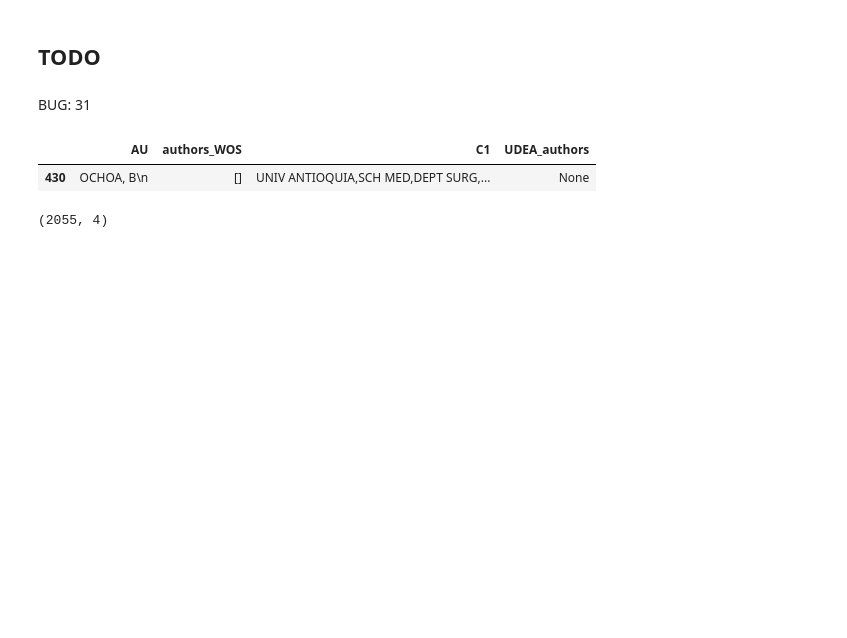
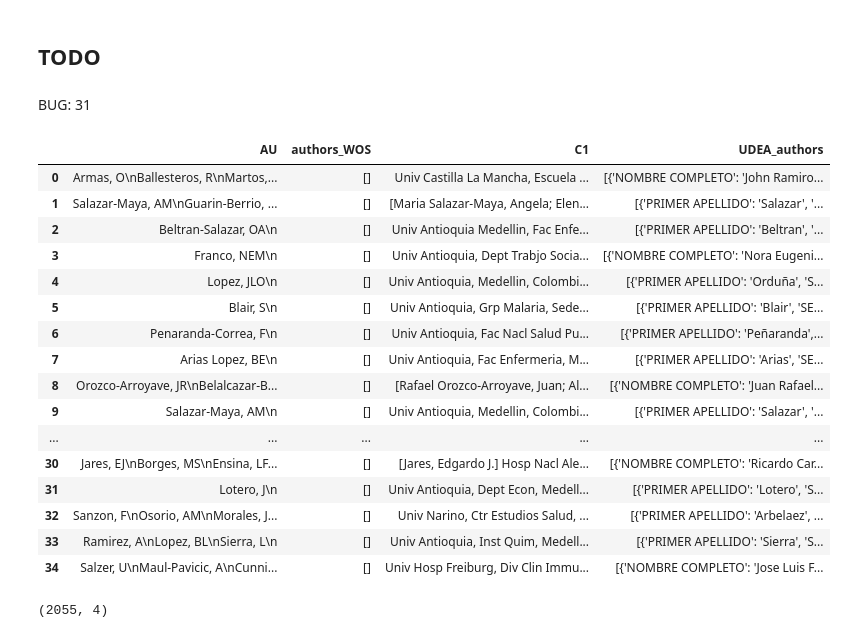
Before and after one commit to restrepo/medicion, a Jupyter notebook: cienciometria/Query_CTR-FCEN.ipynb, the cells around one changed output. Drawn from its saved outputs; the diff is of its cells as text; code cells hidden in the pictures; blank space fills up the shorter version.

```diff
--- a/cienciometria/Query_CTR-FCEN.ipynb
+++ b/cienciometria/Query_CTR-FCEN.ipynb
@@ -287,10 +287,25 @@ Name: full_name, dtype: int64
 BUG: 31
 # %%
 aw=UDEA[UDEA['authors_WOS'].apply(len)==0][['AU','authors_WOS','C1','UDEA_authors']].reset_index(drop=True)
-aw[430:431]
+aw[0:35]
 # %% [output]
 |  | AU | authors_WOS | C1 | UDEA_authors |
-| 430 | OCHOA, B\n | [] | UNIV ANTIOQUIA,SCH MED,DEPT SURG,... | None |
+| 0 | Armas, O\nBallesteros, R\nMartos,... | [] | Univ Castilla La Mancha, Escuela ... | [{'NOMBRE COMPLETO': 'John Ramiro... |
+| 1 | Salazar-Maya, AM\nGuarin-Berrio, ... | [] | [Maria Salazar-Maya, Angela; Elen... | [{'PRIMER APELLIDO': 'Salazar', '... |
+| 2 | Beltran-Salazar, OA\n | [] | Univ Antioquia Medellin, Fac Enfe... | [{'PRIMER APELLIDO': 'Beltran', '... |
+| 3 | Franco, NEM\n | [] | Univ Antioquia, Dept Trabjo Socia... | [{'NOMBRE COMPLETO': 'Nora Eugeni... |
+| 4 | Lopez, JLO\n | [] | Univ Antioquia, Medellin, Colombi... | [{'PRIMER APELLIDO': 'Orduña', 'S... |
+| 5 | Blair, S\n | [] | Univ Antioquia, Grp Malaria, Sede... | [{'PRIMER APELLIDO': 'Blair', 'SE... |
+| 6 | Penaranda-Correa, F\n | [] | Univ Antioquia, Fac Nacl Salud Pu... | [{'PRIMER APELLIDO': 'Peñaranda',... |
+| 7 | Arias Lopez, BE\n | [] | Univ Antioquia, Fac Enfermeria, M... | [{'PRIMER APELLIDO': 'Arias', 'SE... |
+| 8 | Orozco-Arroyave, JR\nBelalcazar-B... | [] | [Rafael Orozco-Arroyave, Juan; Al... | [{'NOMBRE COMPLETO': 'Juan Rafael... |
+| 9 | Salazar-Maya, AM\n | [] | Univ Antioquia, Medellin, Colombi... | [{'PRIMER APELLIDO': 'Salazar', '... |
+| ... | ... | ... | ... | ... |
+| 30 | Jares, EJ\nBorges, MS\nEnsina, LF... | [] | [Jares, Edgardo J.] Hosp Nacl Ale... | [{'NOMBRE COMPLETO': 'Ricardo Car... |
+| 31 | Lotero, J\n | [] | Univ Antioquia, Dept Econ, Medell... | [{'PRIMER APELLIDO': 'Lotero', 'S... |
+| 32 | Sanzon, F\nOsorio, AM\nMorales, J... | [] | Univ Narino, Ctr Estudios Salud, ... | [{'PRIMER APELLIDO': 'Arbelaez', ... |
+| 33 | Ramirez, A\nLopez, BL\nSierra, L\n | [] | Univ Antioquia, Inst Quim, Medell... | [{'PRIMER APELLIDO': 'Sierra', 'S... |
+| 34 | Salzer, U\nMaul-Pavicic, A\nCunni... | [] | Univ Hosp Freiburg, Div Clin Immu... | [{'NOMBRE COMPLETO': 'Jose Luis F... |
 # %%
 aw.shape
 # %% [output]
```
Also changed, not shown: 2 other files.
